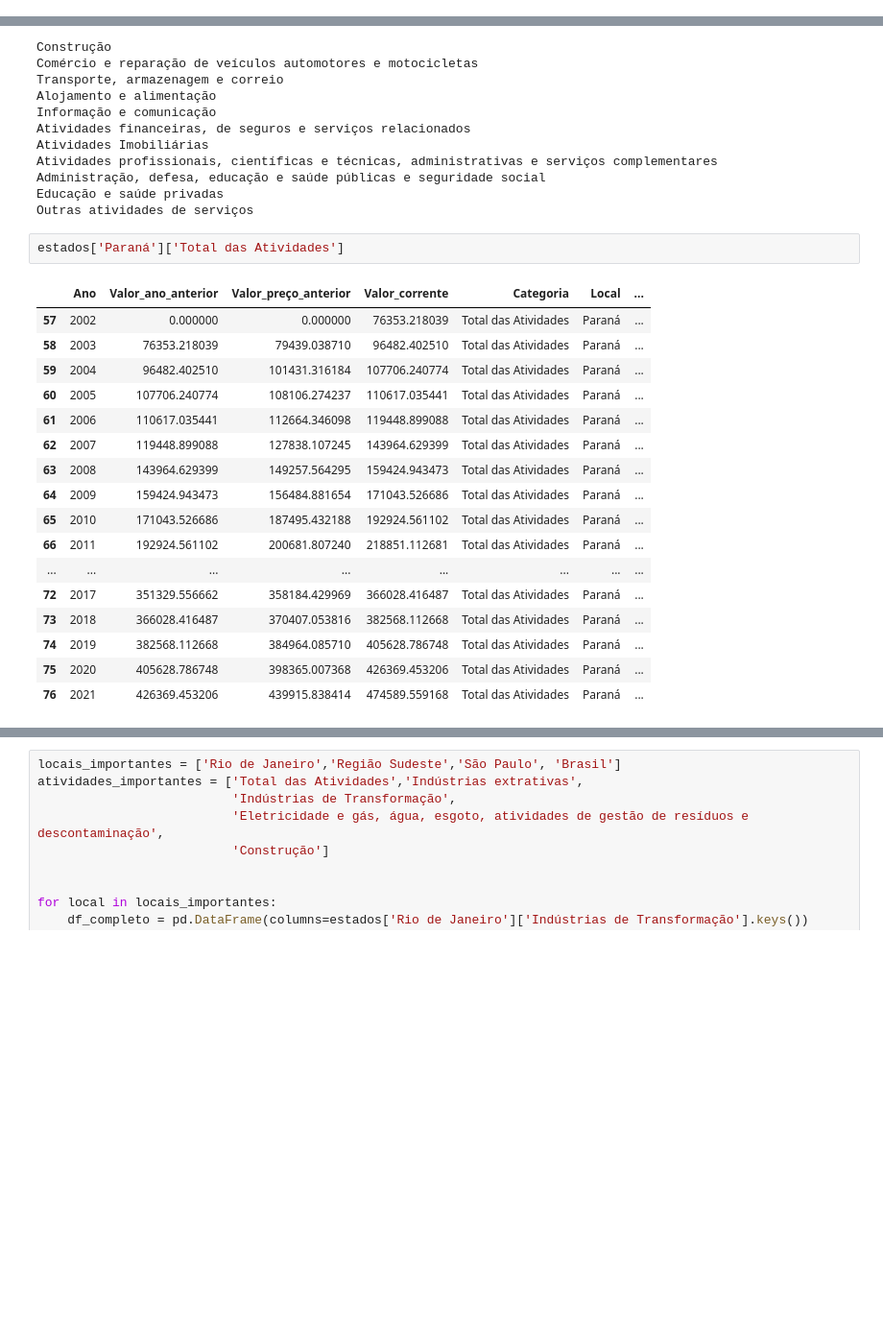
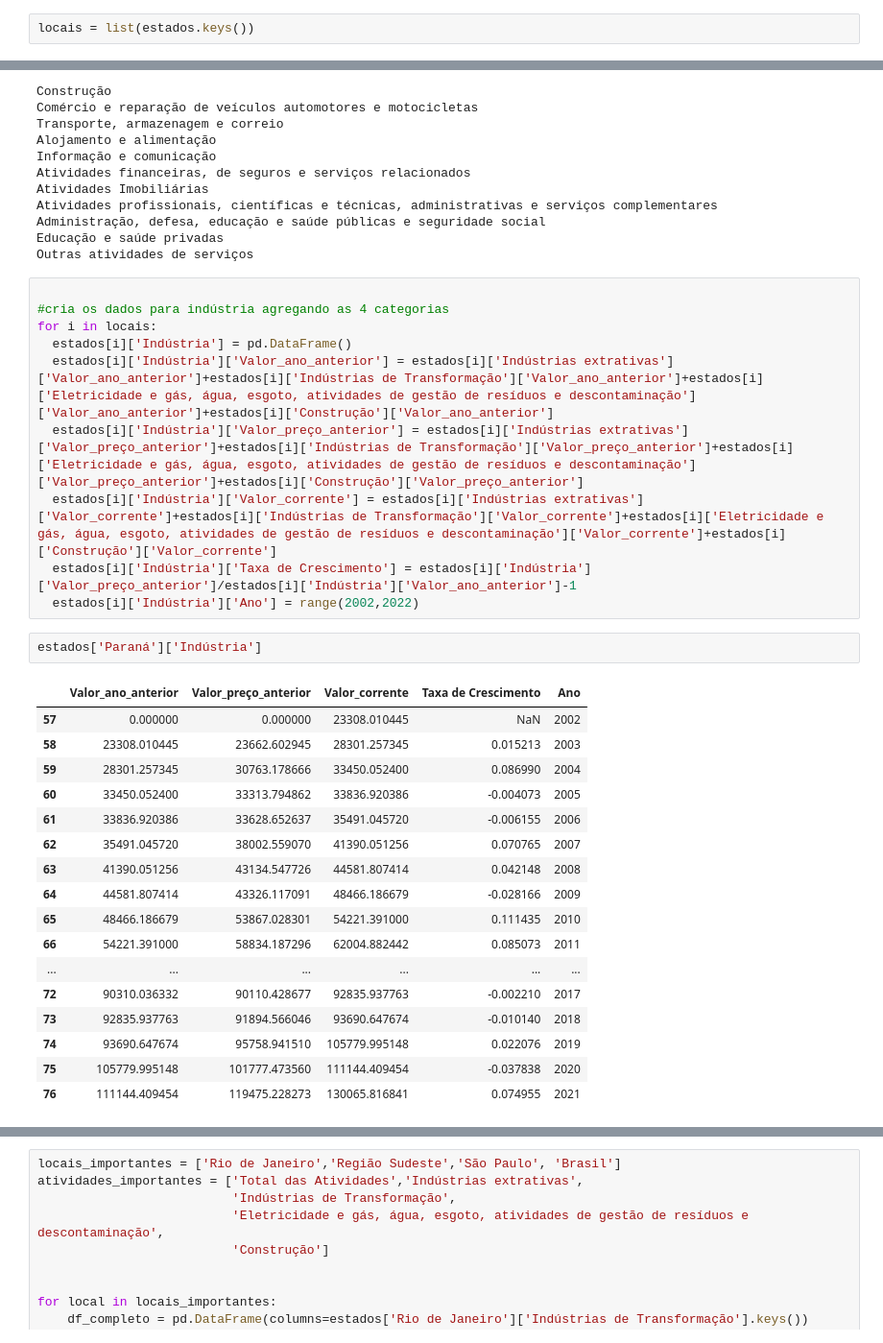
Before and after one commit to leoaucar/tratamento_contas_regionais, a Jupyter notebook: extracao_categorias.ipynb, the cells around one changed output, grey strips where cells are left out. Shown at 96% size. Saved outputs shown, nothing was run; the diff lists cells and outputs as text; blank space fills up the shorter version.

```diff
--- a/extracao_categorias.ipynb
+++ b/extracao_categorias.ipynb
@@ -43,3 +44,5 @@ for i in arquivos:
     for celula in range(1,17):
         dados_anuais, categoria = extair_dados(i, celula)
         estados[local][categoria] = dados_anuais
+# %%
+locais = list(estados.keys())
@@ -63,23 +86,33 @@ Atividades profissionais, científicas e técnicas, administrativas e serviços
 Administração, defesa, educação e saúde públicas e seguridade social
 Educação e saúde privadas
 Outras atividades de serviços
+# %%
+
+#cria os dados para indústria agregando as 4 categorias
+for i in locais:
+  estados[i]['Indústria'] = pd.DataFrame()
+  estados[i]['Indústria']['Valor_ano_anterior'] = estados[i]['Indústrias extrativas']['Valor_ano_anterior']+estados[i]['Indústrias de Transformação']['Valor_ano_anterior']+estados[i]['Eletricidade e gás, água, esgoto, atividades de gestão de resíduos e descontaminação']['Valor_ano_anterior']+estados[i]['Construção']['Valor_ano_anterior']
+  estados[i]['Indústria']['Valor_preço_anterior'] = estados[i]['Indústrias extrativas']['Valor_preço_anterior']+estados[i]['Indústrias de Transformação']['Valor_preço_anterior']+estados[i]['Eletricidade e gás, água, esgoto, atividades de gestão de resíduos e descontaminação']['Valor_preço_anterior']+estados[i]['Construção']['Valor_preço_anterior']
+  estados[i]['Indústria']['Valor_corrente'] = estados[i]['Indústrias extrativas']['Valor_corrente']+estados[i]['Indústrias de Transformação']['Valor_corrente']+estados[i]['Eletricidade e gás, água, esgoto, atividades de gestão de resíduos e descontaminação']['Valor_corrente']+estados[i]['Construção']['Valor_corrente']
+  estados[i]['Indústria']['Taxa de Crescimento'] = estados[i]['Indústria']['Valor_preço_anterior']/estados[i]['Indústria']['Valor_ano_anterior']-1
+  estados[i]['Indústria']['Ano'] = range(2002,2022)
 # %%
-estados['Paraná']['Total das Atividades']
+estados['Paraná']['Indústria']
 # %% [output]
-|  | Ano | Valor_ano_anterior | Valor_preço_anterior | Valor_corrente | Categoria | Local | ... |
-| 57 | 2002 | 0.000000 | 0.000000 | 76353.218039 | Total das Atividades | Paraná | ... |
-| 58 | 2003 | 76353.218039 | 79439.038710 | 96482.402510 | Total das Atividades | Paraná | ... |
-| 59 | 2004 | 96482.402510 | 101431.316184 | 107706.240774 | Total das Atividades | Paraná | ... |
-| 60 | 2005 | 107706.240774 | 108106.274237 | 110617.035441 | Total das Atividades | Paraná | ... |
-| 61 | 2006 | 110617.035441 | 112664.346098 | 119448.899088 | Total das Atividades | Paraná | ... |
-| 62 | 2007 | 119448.899088 | 127838.107245 | 143964.629399 | Total das Atividades | Paraná | ... |
-| 63 | 2008 | 143964.629399 | 149257.564295 | 159424.943473 | Total das Atividades | Paraná | ... |
-| 64 | 2009 | 159424.943473 | 156484.881654 | 171043.526686 | Total das Atividades | Paraná | ... |
-| 65 | 2010 | 171043.526686 | 187495.432188 | 192924.561102 | Total das Atividades | Paraná | ... |
-| 66 | 2011 | 192924.561102 | 200681.807240 | 218851.112681 | Total das Atividades | Paraná | ... |
-| ... | ... | ... | ... | ... | ... | ... | ... |
-| 72 | 2017 | 351329.556662 | 358184.429969 | 366028.416487 | Total das Atividades | Paraná | ... |
-| 73 | 2018 | 366028.416487 | 370407.053816 | 382568.112668 | Total das Atividades | Paraná | ... |
-| 74 | 2019 | 382568.112668 | 384964.085710 | 405628.786748 | Total das Atividades | Paraná | ... |
-| 75 | 2020 | 405628.786748 | 398365.007368 | 426369.453206 | Total das Atividades | Paraná | ... |
-| 76 | 2021 | 426369.453206 | 439915.838414 | 474589.559168 | Total das Atividades | Paraná | ... |
+|  | Valor_ano_anterior | Valor_preço_anterior | Valor_corrente | Taxa de Crescimento | Ano |
+| 57 | 0.000000 | 0.000000 | 23308.010445 | NaN | 2002 |
+| 58 | 23308.010445 | 23662.602945 | 28301.257345 | 0.015213 | 2003 |
+| 59 | 28301.257345 | 30763.178666 | 33450.052400 | 0.086990 | 2004 |
+| 60 | 33450.052400 | 33313.794862 | 33836.920386 | -0.004073 | 2005 |
+| 61 | 33836.920386 | 33628.652637 | 35491.045720 | -0.006155 | 2006 |
+| 62 | 35491.045720 | 38002.559070 | 41390.051256 | 0.070765 | 2007 |
+| 63 | 41390.051256 | 43134.547726 | 44581.807414 | 0.042148 | 2008 |
+| 64 | 44581.807414 | 43326.117091 | 48466.186679 | -0.028166 | 2009 |
+| 65 | 48466.186679 | 53867.028301 | 54221.391000 | 0.111435 | 2010 |
+| 66 | 54221.391000 | 58834.187296 | 62004.882442 | 0.085073 | 2011 |
+| ... | ... | ... | ... | ... | ... |
+| 72 | 90310.036332 | 90110.428677 | 92835.937763 | -0.002210 | 2017 |
+| 73 | 92835.937763 | 91894.566046 | 93690.647674 | -0.010140 | 2018 |
+| 74 | 93690.647674 | 95758.941510 | 105779.995148 | 0.022076 | 2019 |
+| 75 | 105779.995148 | 101777.473560 | 111144.409454 | -0.037838 | 2020 |
+| 76 | 111144.409454 | 119475.228273 | 130065.816841 | 0.074955 | 2021 |
```
Also changed, not shown: parts of 43 cells of this notebook, 35 other files.
